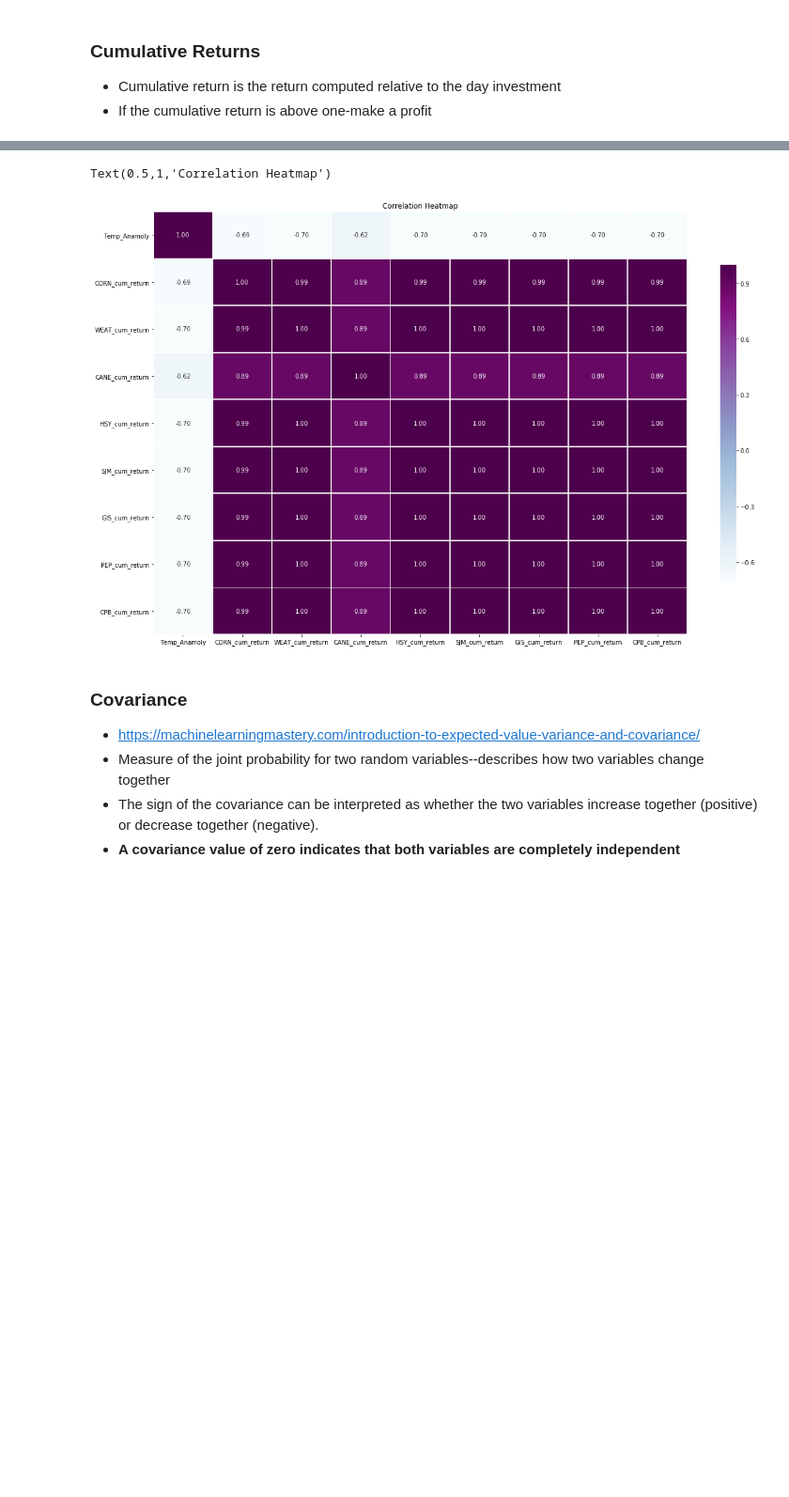
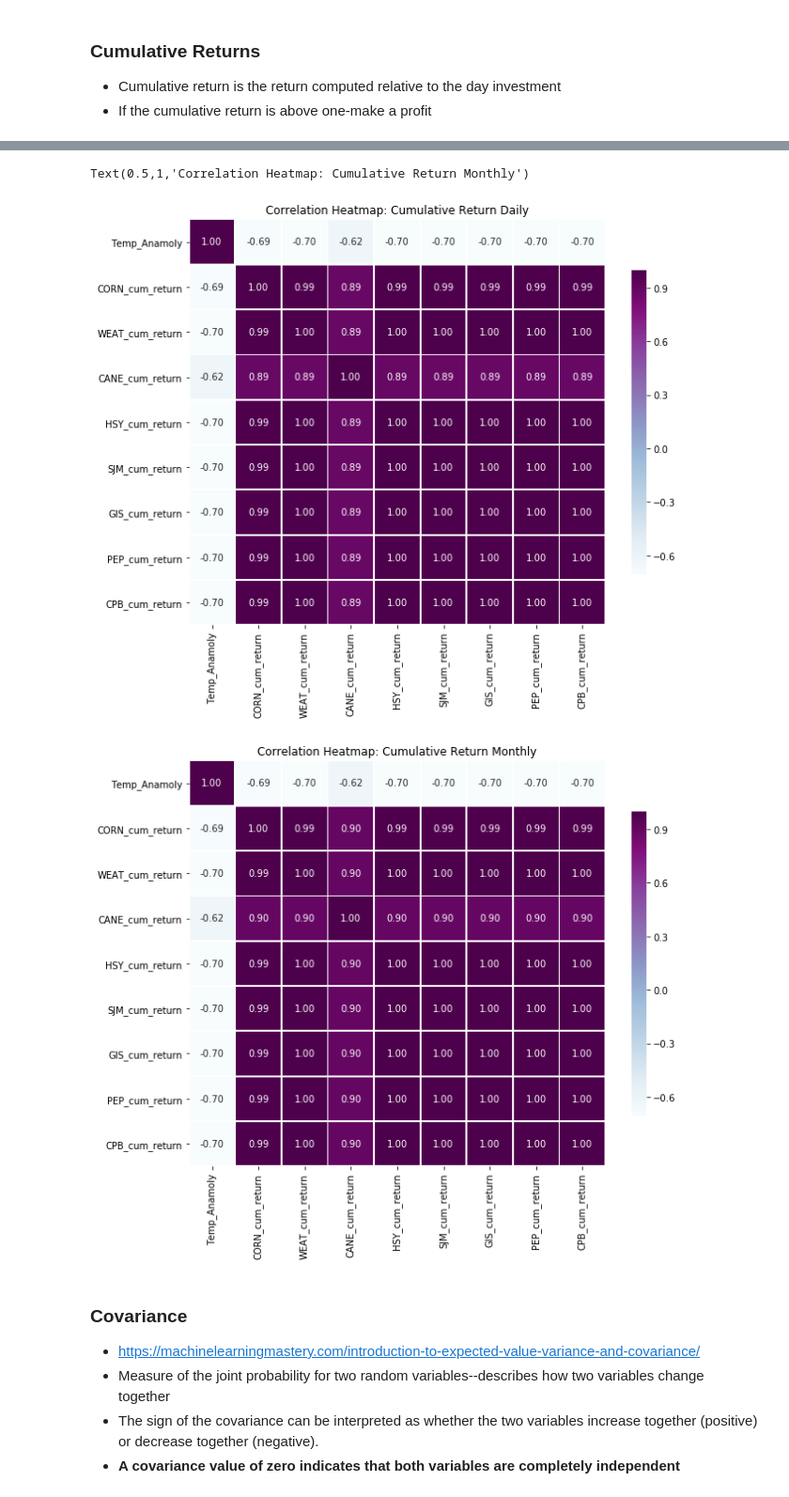
Before and after one commit to megankuscsik/Capstone-Project, a Jupyter notebook: EDA_Stats.ipynb, the cells around one changed output, grey strips where cells are left out. Shown at 94% size. Saved outputs shown, nothing was run; the diff lists cells and outputs as text; code cells hidden in the pictures; blank space fills up the shorter version.

```diff
--- a/EDA_Stats.ipynb
+++ b/EDA_Stats.ipynb
@@ -38,3 +38,7 @@ data.head(5)
 | 2012-01-06 | January | 2012 | 0.5 | 36.12 | 2.09 | 41.72 | 41.80 | 41.26 | 41.35 | ... |
 | 2012-01-09 | January | 2012 | 0.5 | 36.12 | 2.09 | 42.05 | 42.52 | 41.87 | 42.19 | ... |
 5 rows × 45 columns
+# %%
+#resample data monthly
+data_month = data.resample('1M').mean()
+data_month.head(5)
@@ -114,8 +150,9 @@ Text(0.5,1,'Correlation Heatmap')
 - Cumulative return is the return computed relative to the day investment
 - If the cumulative return is above one-make a profit
 # %%
-#cumulative daily returns
 #https://medium.com/business-analysis/stock-market-analysis-project-722520891dce
+
+#cumulative returns for daily data
 #Cumulative return is computed relative to the day investment.
 #If the cumulative return is above one-make a profit--anything else is a loss
 
@@ -138,4 +175,22 @@ data['GIS_cum_return']=data['WEAT_cum_return'].fillna(method='bfill')
 data['PEP_cum_return']=data['WEAT_cum_return'].fillna(method='bfill')
 data['CPB_cum_return']=data['WEAT_cum_return'].fillna(method='bfill')
 
-data.head(5)
+#cumulative return for monthly data
+data_month['CORN_cum_return'] = (1 + data_month['CORN_return']).cumprod()
+data_month['WEAT_cum_return'] = (1 + data_month['WEAT_return']).cumprod()
+data_month['CANE_cum_return'] = (1 + data_month['CANE_return']).cumprod()
+data_month['HSY_cum_return'] = (1 + data_month['HSY_return']).cumprod()
+data_month['SJM_cum_return'] = (1 + data_month['SJM_return']).cumprod()
+data_month['GIS_cum_return'] = (1 + data_month['GIS_return']).cumprod()
+data_month['PEP_cum_return'] = (1 + data_month['PEP_return']).cumprod()
+data_month['CPB_cum_return'] = (1 + data_month['CPB_return']).cumprod()
+
+#backward fill for the NaN created from first row
+data_month['CORN_cum_return']=data_month['CORN_cum_return'].fillna(method='bfill')
+data_month['WEAT_cum_return']=data_month['WEAT_cum_return'].fillna(method='bfill')
+data_month['CANE_cum_return']=data_month['CANE_cum_return'].fillna(method='bfill')
+data_month['HSY_cum_return']=data_month['WEAT_cum_return'].fillna(method='bfill')
+data_month['SJM_cum_return']=data_month['WEAT_cum_return'].fillna(method='bfill')
+data_month['GIS_cum_return']=data_month['WEAT_cum_return'].fillna(method='bfill')
+data_month['PEP_cum_return']=data_month['WEAT_cum_return'].fillna(method='bfill')
+data_month['CPB_cum_return']=data_month['WEAT_cum_return'].fillna(method='bfill')
@@ -154,22 +197,29 @@ data.head(5)
 # %%
 #Correlation with cumulative return
 #moderate correlation of Temp_Anamoly with stock cumulative return
 #negative for commodity stock
 #positive for company stock
 
 stock_per_change = data[['Temp_Anamoly','CORN_cum_return','WEAT_cum_return','CANE_cum_return','HSY_cum_return','SJM_cum_return',
                          'GIS_cum_return','PEP_cum_return','CPB_cum_return']]
-plt.figure(figsize = (20,13))
+plt.figure(figsize = (10,8))
+#Created a heatmap using Seaborn to display the correlation based on 'Spearman' method-annotation so that the numbers appear in each box
+display = sns.heatmap(stock_per_change.corr(method = 'spearman'), annot=True, fmt='.2f', cmap='BuPu', linewidth=.75, cbar_kws={'shrink': .75})
+#title
+plt.title('Correlation Heatmap: Cumulative Return Daily')
 
-#Created a heatmap using Seaborn to display the correlation based on 'Spearman' method
-##Added the annotation so that the numbers appear in each box
+#cumualtive return sorted by month
+stock_per_change = data_month[['Temp_Anamoly','CORN_cum_return','WEAT_cum_return','CANE_cum_return','HSY_cum_return','SJM_cum_return',
+                         'GIS_cum_return','PEP_cum_return','CPB_cum_return']]
+plt.figure(figsize = (10,8))
+#Created a heatmap using Seaborn to display the correlation based on 'Spearman' method-annotation so that the numbers appear in each box
 display = sns.heatmap(stock_per_change.corr(method = 'spearman'), annot=True, fmt='.2f', cmap='BuPu', linewidth=.75, cbar_kws={'shrink': .75})
-
-#Created a title
-plt.title('Correlation Heatmap')
+#title
+plt.title('Correlation Heatmap: Cumulative Return Monthly')
 # %% [output]
-Text(0.5,1,'Correlation Heatmap')
+Text(0.5,1,'Correlation Heatmap: Cumulative Return Monthly')
-[figure, old version]
+[figure, new version]
+[figure, added]
 # %% [markdown]
 ### Covariance
 - https://machinelearningmastery.com/introduction-to-expected-value-variance-and-covariance/
```
Also changed, not shown: parts of 35 cells of this notebook, 2 other files.
